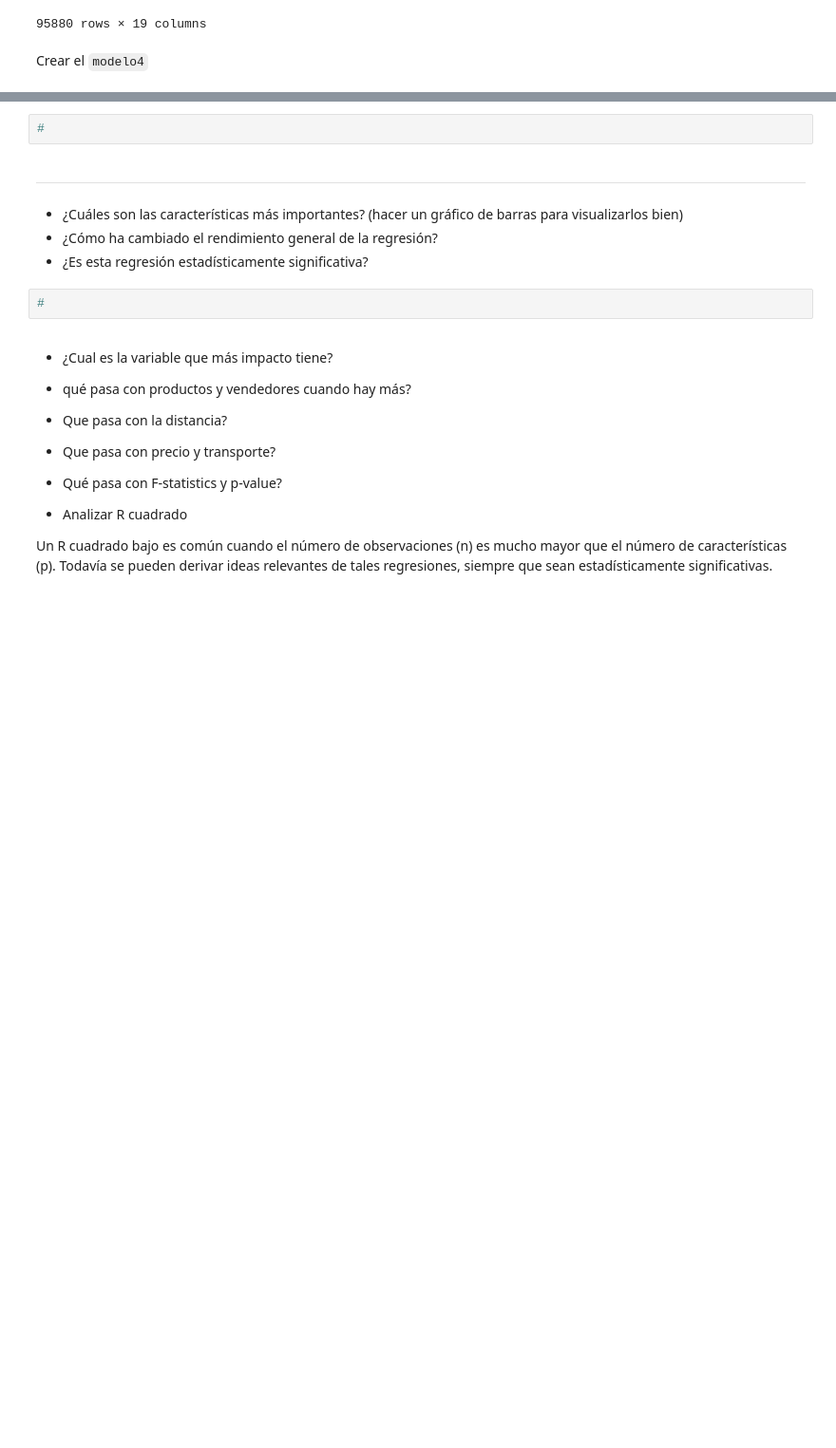
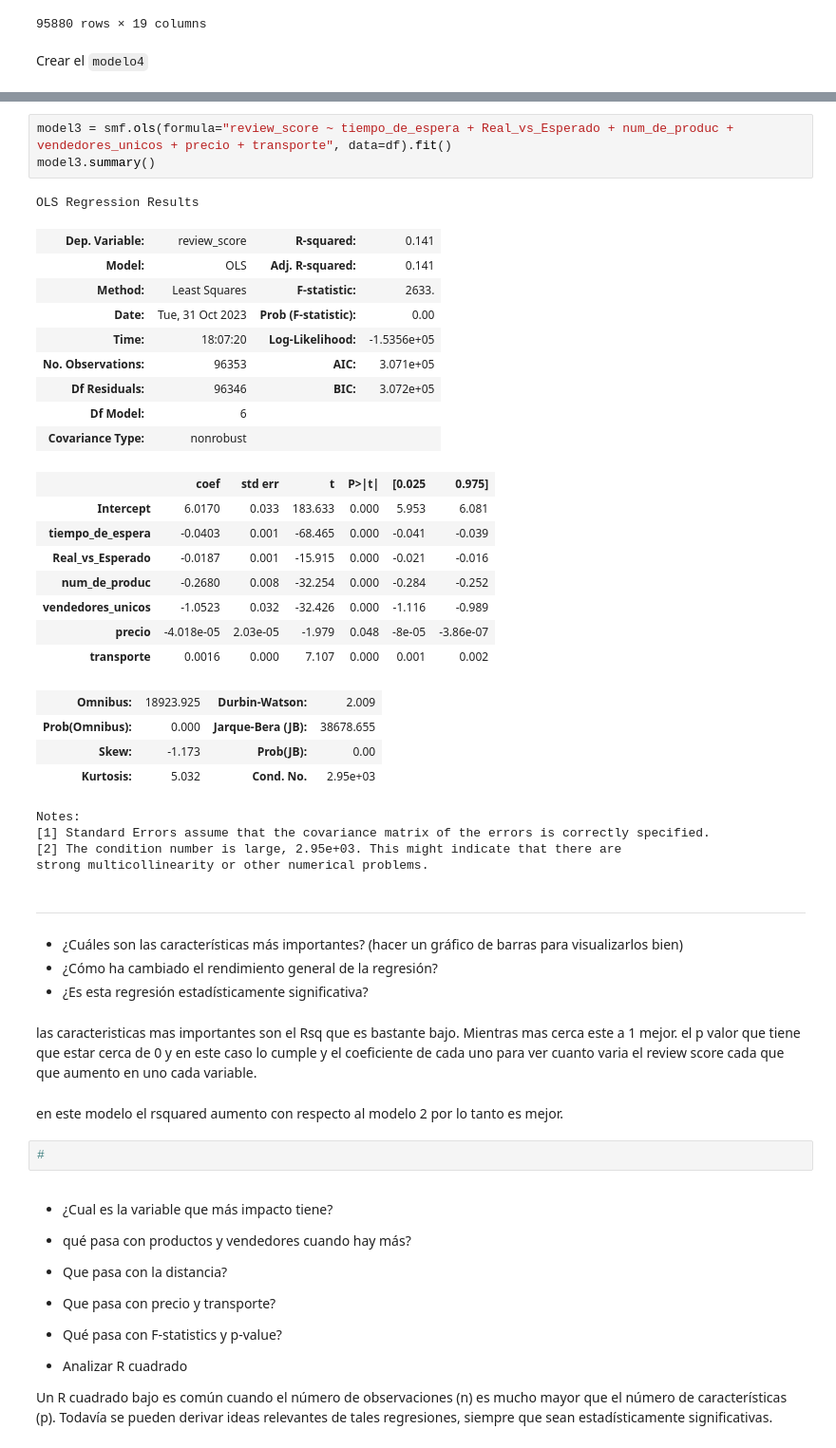
Before and after one commit to mateocontegrand/Trabajo-OLIST-Conte-Grand, a Jupyter notebook: olist/ejercicio_orders_part2.ipynb, the cells around one changed output, grey strips where cells are left out. Shown at 95% size. Cells and saved outputs as stored; diff of their text form; blank space fills up the shorter version.

```diff
--- a/olist/ejercicio_orders_part2.ipynb
+++ b/olist/ejercicio_orders_part2.ipynb
@@ -201,10 +200,42 @@ formula
-# %%
-#
+# %%
+model3 = smf.ols(formula="review_score ~ tiempo_de_espera + Real_vs_Esperado + num_de_produc + vendedores_unicos + precio + transporte", data=df).fit()
+model3.summary()
+# %% [output]
+OLS Regression Results
+| Dep. Variable: | review_score | R-squared: | 0.141 |
+| Model: | OLS | Adj. R-squared: | 0.141 |
+| Method: | Least Squares | F-statistic: | 2633. |
+| Date: | Tue, 31 Oct 2023 | Prob (F-statistic): | 0.00 |
+| Time: | 18:07:20 | Log-Likelihood: | -1.5356e+05 |
+| No. Observations: | 96353 | AIC: | 3.071e+05 |
+| Df Residuals: | 96346 | BIC: | 3.072e+05 |
+| Df Model: | 6 |  |  |
+| Covariance Type: | nonrobust |  |  |
+|  | coef | std err | t | P>|t| | [0.025 | 0.975] |
+| Intercept | 6.0170 | 0.033 | 183.633 | 0.000 | 5.953 | 6.081 |
+| tiempo_de_espera | -0.0403 | 0.001 | -68.465 | 0.000 | -0.041 | -0.039 |
+| Real_vs_Esperado | -0.0187 | 0.001 | -15.915 | 0.000 | -0.021 | -0.016 |
+| num_de_produc | -0.2680 | 0.008 | -32.254 | 0.000 | -0.284 | -0.252 |
+| vendedores_unicos | -1.0523 | 0.032 | -32.426 | 0.000 | -1.116 | -0.989 |
+| precio | -4.018e-05 | 2.03e-05 | -1.979 | 0.048 | -8e-05 | -3.86e-07 |
+| transporte | 0.0016 | 0.000 | 7.107 | 0.000 | 0.001 | 0.002 |
+| Omnibus: | 18923.925 | Durbin-Watson: | 2.009 |
+| Prob(Omnibus): | 0.000 | Jarque-Bera (JB): | 38678.655 |
+| Skew: | -1.173 | Prob(JB): | 0.00 |
+| Kurtosis: | 5.032 | Cond. No. | 2.95e+03 |
+Notes:
+[1] Standard Errors assume that the covariance matrix of the errors is correctly specified.
+[2] The condition number is large, 2.95e+03. This might indicate that there are
+strong multicollinearity or other numerical problems.
 # %% [markdown]
 ---
 - ¿Cuáles son las características más importantes? (hacer un gráfico de barras para visualizarlos bien)
 - ¿Cómo ha cambiado el rendimiento general de la regresión?
 - ¿Es esta regresión estadísticamente significativa?
+# %% [markdown]
+las caracteristicas mas importantes son el Rsq que es bastante bajo. Mientras mas cerca este a 1 mejor. el p valor que tiene que estar cerca de 0 y en este caso lo cumple y el coeficiente de cada uno para ver cuanto varia el review score cada que que aumento en uno cada variable.
+# %% [markdown]
+en este modelo el rsquared aumento con respecto al modelo 2 por lo tanto es mejor.
 # %%
 #
 # %% [markdown]
```
Also changed, not shown: parts of 6 cells of this notebook.
